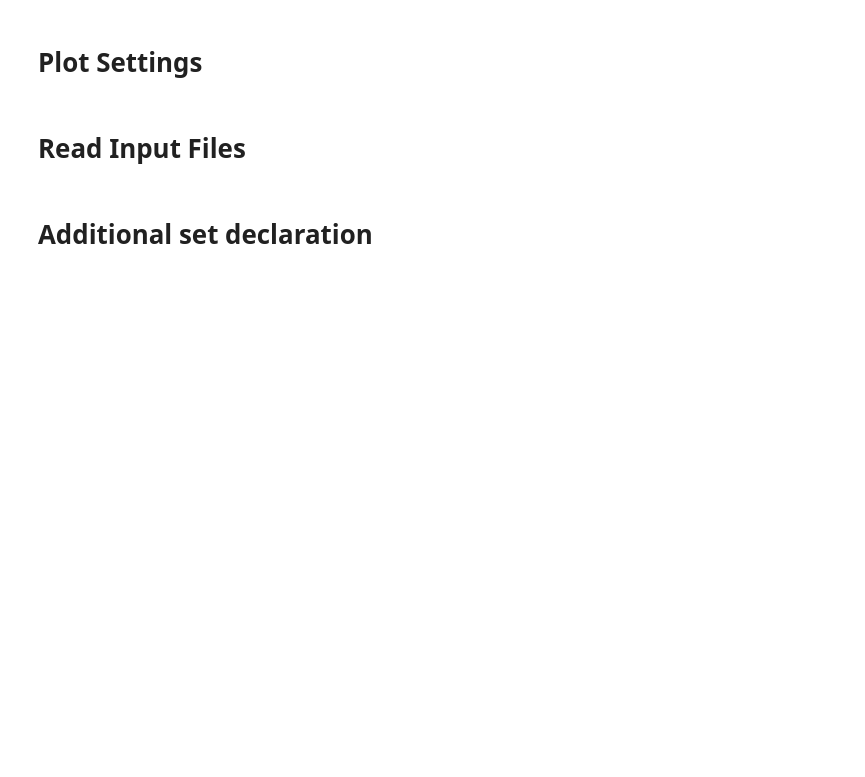
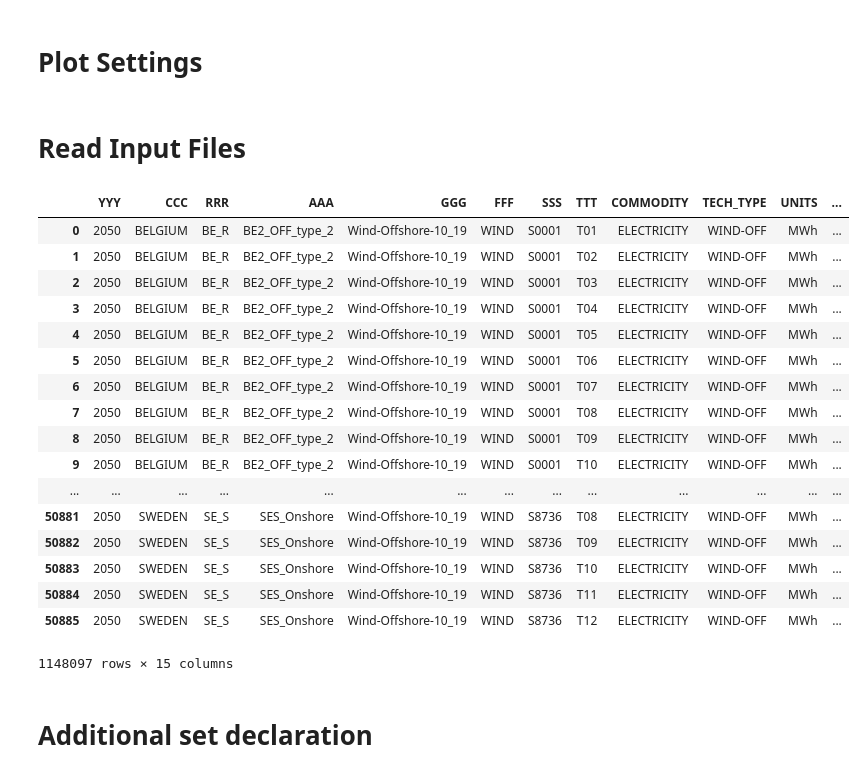
Before and after one commit to balmorelcommunity/Balmorel, a Jupyter notebook: base/auxils/plotting_tool/CurtailmentHourly.ipynb, the cells around one changed output. Cells and saved outputs as stored; diff of their text form; code cells hidden in the pictures; blank space fills up the shorter version.

```diff
--- a/base/auxils/plotting_tool/CurtailmentHourly.ipynb
+++ b/base/auxils/plotting_tool/CurtailmentHourly.ipynb
@@ -60,4 +60,6 @@ for market in market_analysed:
                     df=pd.read_csv(file,encoding='utf8')
                     df['Scenario'] = scenario
                     df['Market']   = market
+                    #Renaming columns just in case timeconversion was required
+                    df.rename(columns = {'G':'GGG', 'C':'CCC', 'Y':'YYY','TTT_NEW':'TTT','SSS_NEW':'SSS'}, inplace = True)
                     data=data.append(df)
@@ -67,19 +66,24 @@ for market in market_timestep_proc:
-# %%
-#Converting timesteps
-if SSS_TTT_consistent==0:
-    data['SSS_NEW']=data['SSS']+data['TTT']
-    data['TTT_NEW']=data['SSS']+data['TTT']
-    dict_timesteps_conversion_SSS=pd.read_csv('./input/timesteps_conversion_SSS.csv', index_col=0, squeeze=True).to_dict()
-    dict_timesteps_conversion_TTT=pd.read_csv('./input/timesteps_conversion_TTT.csv', index_col=0, squeeze=True).to_dict()
-# and replace in the corresponding column
-    data['SSS_NEW']=data['SSS_NEW'].map(dict_timesteps_conversion_SSS)
-    data['TTT_NEW']=data['TTT_NEW'].map(dict_timesteps_conversion_TTT)
-    data.SSS_NEW.fillna(data.SSS, inplace = True)
-    data.TTT_NEW.fillna(data.TTT, inplace = True)
-# and cleaning data
-    del data['SSS']
-    del data['TTT']
-    data.rename({'SSS_NEW': 'SSS', 'TTT_NEW': 'TTT'}, axis=1, inplace=True)
+# %%
+data
+# %% [output]
+|  | YYY | CCC | RRR | AAA | GGG | FFF | SSS | TTT | COMMODITY | TECH_TYPE | UNITS | ... |
+| 0 | 2050 | BELGIUM | BE_R | BE2_OFF_type_2 | Wind-Offshore-10_19 | WIND | S0001 | T01 | ELECTRICITY | WIND-OFF | MWh | ... |
+| 1 | 2050 | BELGIUM | BE_R | BE2_OFF_type_2 | Wind-Offshore-10_19 | WIND | S0001 | T02 | ELECTRICITY | WIND-OFF | MWh | ... |
+| 2 | 2050 | BELGIUM | BE_R | BE2_OFF_type_2 | Wind-Offshore-10_19 | WIND | S0001 | T03 | ELECTRICITY | WIND-OFF | MWh | ... |
+| 3 | 2050 | BELGIUM | BE_R | BE2_OFF_type_2 | Wind-Offshore-10_19 | WIND | S0001 | T04 | ELECTRICITY | WIND-OFF | MWh | ... |
+| 4 | 2050 | BELGIUM | BE_R | BE2_OFF_type_2 | Wind-Offshore-10_19 | WIND | S0001 | T05 | ELECTRICITY | WIND-OFF | MWh | ... |
+| 5 | 2050 | BELGIUM | BE_R | BE2_OFF_type_2 | Wind-Offshore-10_19 | WIND | S0001 | T06 | ELECTRICITY | WIND-OFF | MWh | ... |
+| 6 | 2050 | BELGIUM | BE_R | BE2_OFF_type_2 | Wind-Offshore-10_19 | WIND | S0001 | T07 | ELECTRICITY | WIND-OFF | MWh | ... |
+| 7 | 2050 | BELGIUM | BE_R | BE2_OFF_type_2 | Wind-Offshore-10_19 | WIND | S0001 | T08 | ELECTRICITY | WIND-OFF | MWh | ... |
+| 8 | 2050 | BELGIUM | BE_R | BE2_OFF_type_2 | Wind-Offshore-10_19 | WIND | S0001 | T09 | ELECTRICITY | WIND-OFF | MWh | ... |
+| 9 | 2050 | BELGIUM | BE_R | BE2_OFF_type_2 | Wind-Offshore-10_19 | WIND | S0001 | T10 | ELECTRICITY | WIND-OFF | MWh | ... |
+| ... | ... | ... | ... | ... | ... | ... | ... | ... | ... | ... | ... | ... |
+| 50881 | 2050 | SWEDEN | SE_S | SES_Onshore | Wind-Offshore-10_19 | WIND | S8736 | T08 | ELECTRICITY | WIND-OFF | MWh | ... |
+| 50882 | 2050 | SWEDEN | SE_S | SES_Onshore | Wind-Offshore-10_19 | WIND | S8736 | T09 | ELECTRICITY | WIND-OFF | MWh | ... |
+| 50883 | 2050 | SWEDEN | SE_S | SES_Onshore | Wind-Offshore-10_19 | WIND | S8736 | T10 | ELECTRICITY | WIND-OFF | MWh | ... |
+| 50884 | 2050 | SWEDEN | SE_S | SES_Onshore | Wind-Offshore-10_19 | WIND | S8736 | T11 | ELECTRICITY | WIND-OFF | MWh | ... |
+| 50885 | 2050 | SWEDEN | SE_S | SES_Onshore | Wind-Offshore-10_19 | WIND | S8736 | T12 | ELECTRICITY | WIND-OFF | MWh | ... |
+1148097 rows × 15 columns
 # %%
 #Timestamp addition
 full_timesteps = pd.read_csv('./input/full_timesteps.csv')
```
Also changed, not shown: parts of 7 cells of this notebook, 1 other file.
